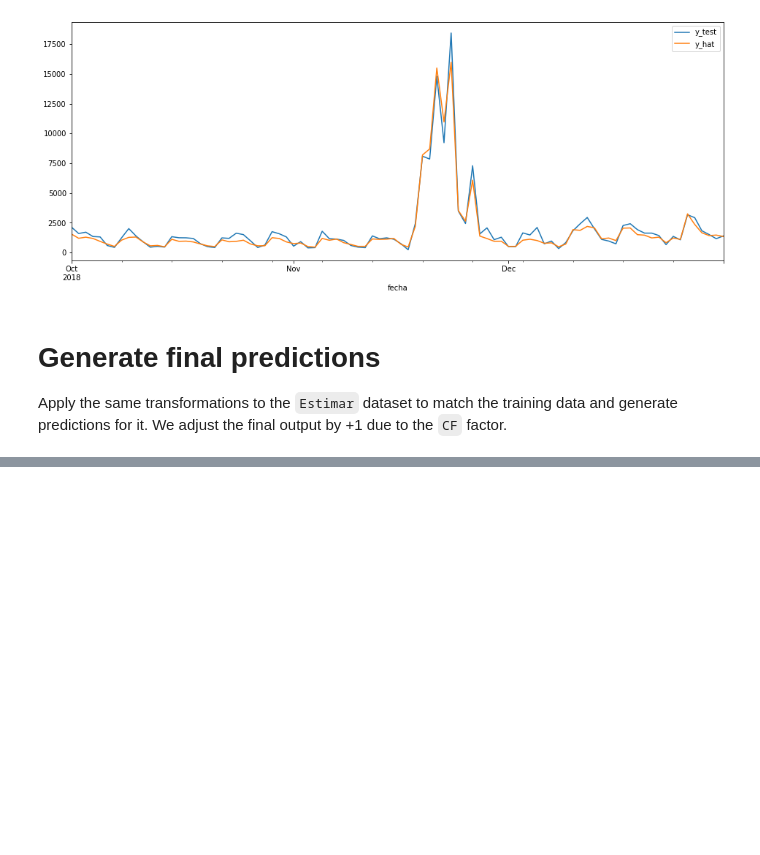
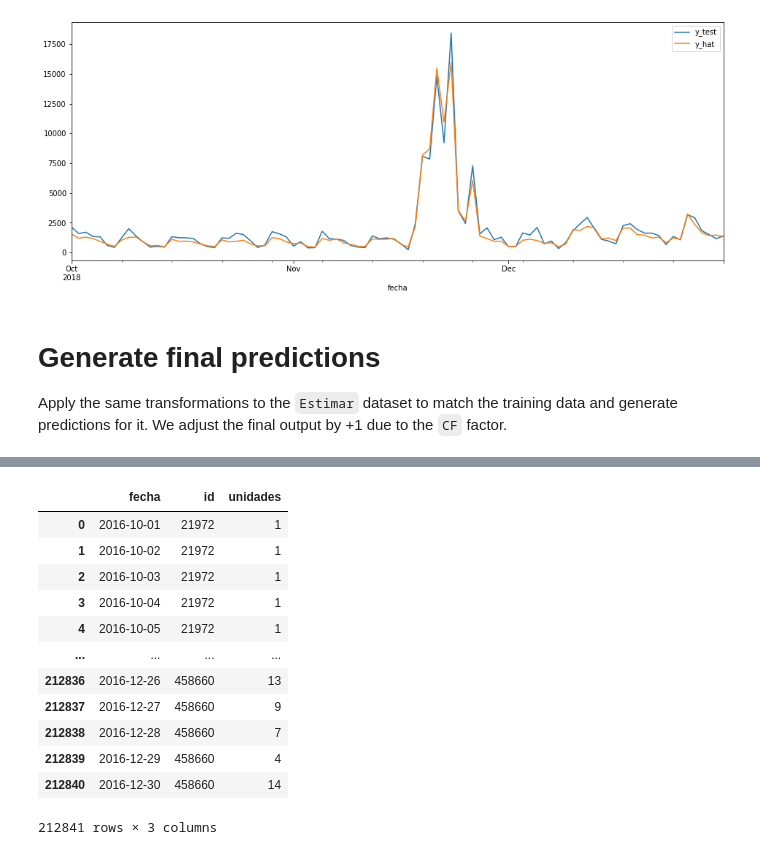
Before and after one commit to Nerucius/2021.ubdatathon, a Jupyter notebook: Atmira_Universitat de Barcelona_Equip Autoestima_Script Producción.ipynb, the cells around one changed output, grey strips where cells are left out. Drawn from its saved outputs; the diff is of its cells as text; code cells hidden in the pictures; blank space fills up the shorter version.

```diff
--- a/Atmira_Universitat de Barcelona_Equip Autoestima_Script Producción.ipynb
+++ b/Atmira_Universitat de Barcelona_Equip Autoestima_Script Producción.ipynb
@@ -430,0 +454,16 @@ df_entrega[:5]
+# %%
+df_entrega
+# %% [output]
+|  | fecha | id | unidades |
+| 0 | 2016-10-01 | 21972 | 1 |
+| 1 | 2016-10-02 | 21972 | 1 |
+| 2 | 2016-10-03 | 21972 | 1 |
+| 3 | 2016-10-04 | 21972 | 1 |
+| 4 | 2016-10-05 | 21972 | 1 |
+| ... | ... | ... | ... |
+| 212836 | 2016-12-26 | 458660 | 13 |
+| 212837 | 2016-12-27 | 458660 | 9 |
+| 212838 | 2016-12-28 | 458660 | 7 |
+| 212839 | 2016-12-29 | 458660 | 4 |
+| 212840 | 2016-12-30 | 458660 | 14 |
+212841 rows × 3 columns
```
Also changed, not shown: parts of 13 cells of this notebook.
